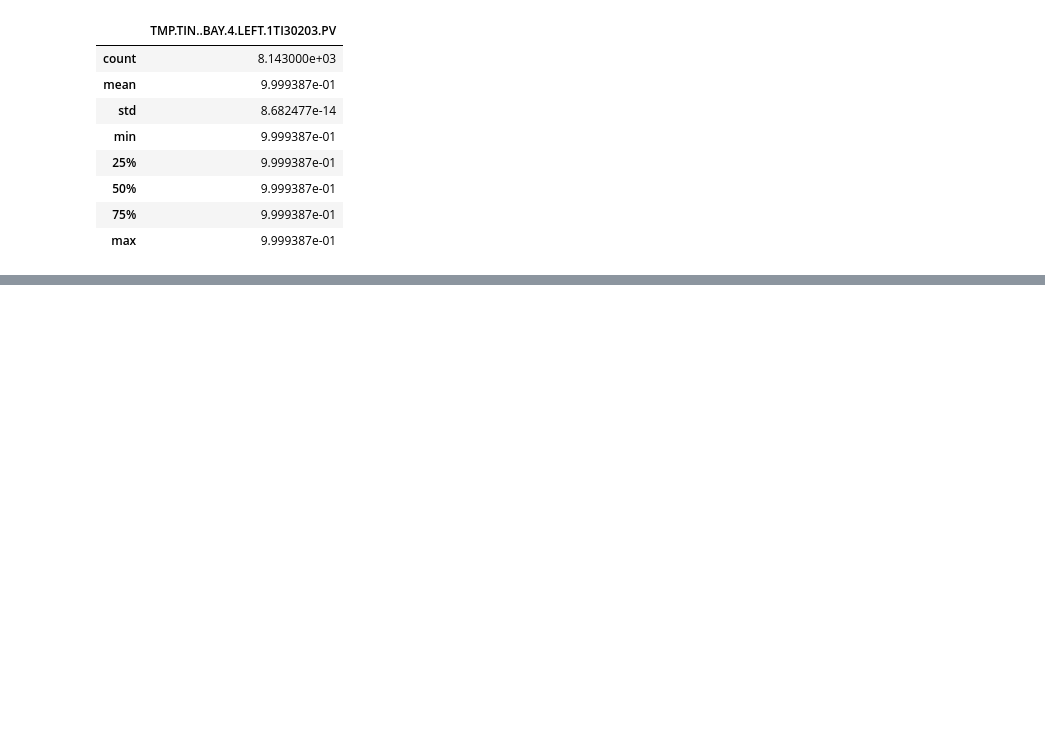
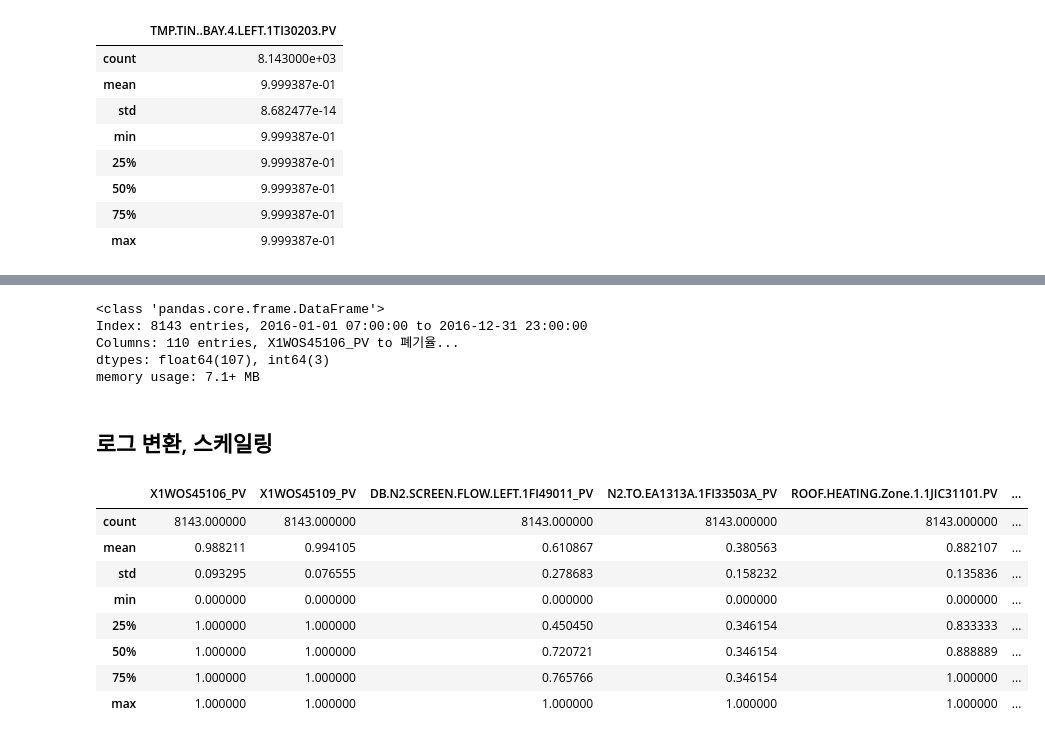
Before and after one commit to gmlwlswls/LGD_anomaly_detection, a Jupyter notebook: 00. 데이터 탐색 및 전처리/데이터 탐색.ipynb, the cells around one changed output, grey strips where cells are left out. Saved outputs shown, nothing was run; the diff lists cells and outputs as text; code cells hidden in the pictures; blank space fills up the shorter version.

```diff
--- a/00. 데이터 탐색 및 전처리/데이터 탐색.ipynb
+++ b/00. 데이터 탐색 및 전처리/데이터 탐색.ipynb
@@ -273,0 +345,32 @@ memory usage: 49.3 MB
+# %%
+# VIF 계산 함수 정의
+from statsmodels.stats.outliers_influence import variance_inflation_factor
+
+def calculate_vif(X_df):
+    vif = pd.DataFrame()
+    vif['VIF'] = [variance_inflation_factor(X_df.values, i) for i in range(X_df.shape[1])]
+    vif['features'] = X_df.columns
+    return vif.sort_values(by='VIF', ascending=False)
+
+# 가장 높은 VIF를 가진 컬럼 50개씩 삭제하는 함수
+def del_highest_vif_col(vif, X_df, del_num):
+    highest_vif_col = vif.iloc[0:del_num]['features']
+    X_df.drop(highest_vif_col, axis=1, inplace=True)
+    return X_df
+
+X_df = X_drop_corr_df.copy()
+sorted_vif_df = calculate_vif(X_df)
+
+# 미리 10개씩 삭제해 본 결과 109에서 멈춤
+while len(sorted_vif_df[sorted_vif_df['VIF'] > 10]) > 0 :
+    if len(sorted_vif_df[sorted_vif_df['VIF'] > 20]) > 0 :
+        X_df = del_highest_vif_col(sorted_vif_df, X_df, 40)
+    else :
+        X_df = del_highest_vif_col(sorted_vif_df, X_df, 1)
+    sorted_vif_df = calculate_vif(X_df)
+    # print(len(sorted_vif_df))
+
+# 최종 결과 출력
+print("최종 컬럼 개수:", X_df.shape[1]) # 110
+print("최종 VIF 데이터프레임:")
+print(sorted_vif_df)
@@ -273,0 +395,12 @@ memory usage: 49.3 MB
+# %%
+# X_df.info() # 110열
+drop_vif_df = X_df.copy()
+drop_vif_df.info()
+# %% [output]
+<class 'pandas.core.frame.DataFrame'>
+Index: 8143 entries, 2016-01-01 07:00:00 to 2016-12-31 23:00:00
+Columns: 110 entries, X1WOS45106_PV to 폐기율...
+dtypes: float64(107), int64(3)
+memory usage: 7.1+ MB
+# %% [markdown]
+## 로그 변환, 스케일링
@@ -273,0 +411,18 @@ memory usage: 49.3 MB
+# %%
+from sklearn.preprocessing import MinMaxScaler
+
+min_max_scaler = MinMaxScaler(feature_range= (0, 1))
+
+scaled_df = min_max_scaler.fit_transform(drop_vif_df)
+scaled_df = pd.DataFrame(scaled_df, columns= drop_vif_df.columns, index= drop_vif_df.index)
+scaled_df.describe()
+# %% [output]
+|  | X1WOS45106_PV | X1WOS45109_PV | DB.N2.SCREEN.FLOW.LEFT.1FI49011_PV | N2.TO.EA1313A.1FI33503A_PV | ROOF.HEATING.Zone.1.1JIC31101.PV | ... |
+| count | 8143.000000 | 8143.000000 | 8143.000000 | 8143.000000 | 8143.000000 | ... |
+| mean | 0.988211 | 0.994105 | 0.610867 | 0.380563 | 0.882107 | ... |
+| std | 0.093295 | 0.076555 | 0.278683 | 0.158232 | 0.135836 | ... |
+| min | 0.000000 | 0.000000 | 0.000000 | 0.000000 | 0.000000 | ... |
+| 25% | 1.000000 | 1.000000 | 0.450450 | 0.346154 | 0.833333 | ... |
+| 50% | 1.000000 | 1.000000 | 0.720721 | 0.346154 | 0.888889 | ... |
+| 75% | 1.000000 | 1.000000 | 0.765766 | 0.346154 | 1.000000 | ... |
+| max | 1.000000 | 1.000000 | 1.000000 | 1.000000 | 1.000000 | ... |
```
Also changed, not shown: parts of 29 cells of this notebook.
